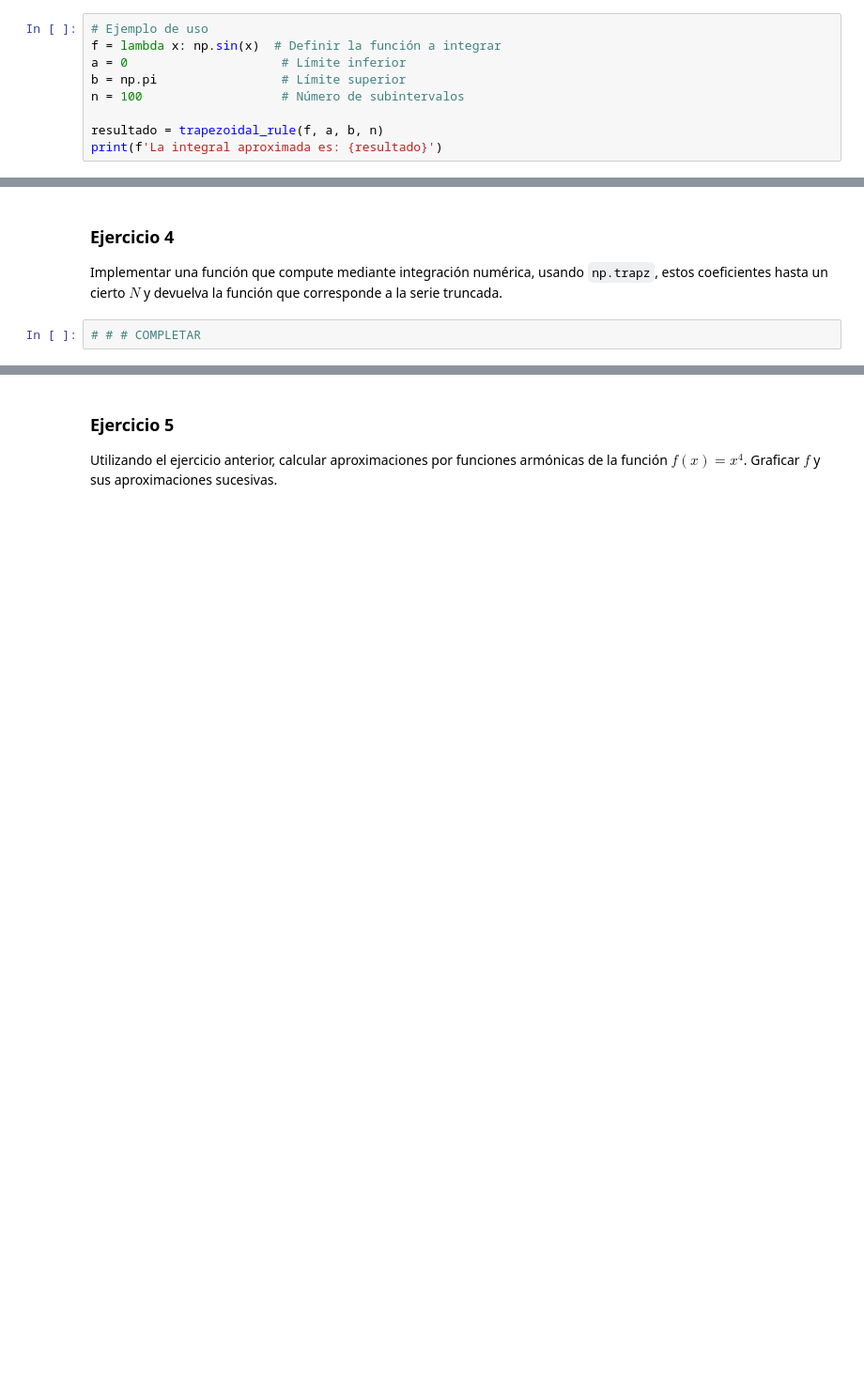
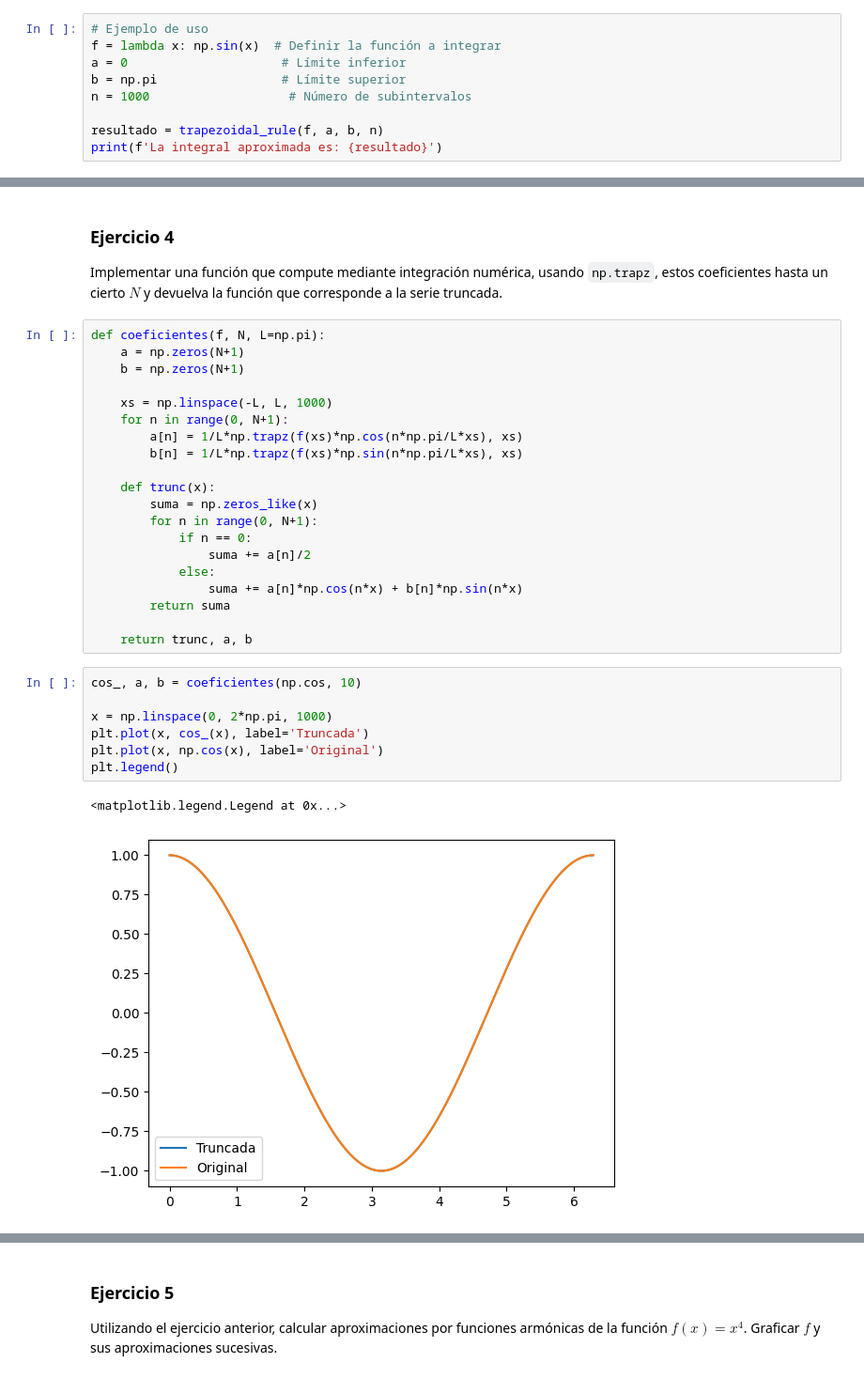
Before and after one commit to JoaquinPolonuer/modelado-continuo, a Jupyter notebook: Colabs/nb07_Fourier.ipynb, the cells around one changed output, grey strips where cells are left out. Shown at 94% size. Saved outputs shown, nothing was run; the diff lists cells and outputs as text; blank space fills up the shorter version.

```diff
--- a/Colabs/nb07_Fourier.ipynb
+++ b/Colabs/nb07_Fourier.ipynb
@@ -369,7 +410,7 @@ def trapezoidal_rule(f, a, b, n):
 f = lambda x: np.sin(x)  # Definir la función a integrar
 a = 0                     # Límite inferior
 b = np.pi                 # Límite superior
-n = 100                   # Número de subintervalos
+n = 1000                   # Número de subintervalos
 
 resultado = trapezoidal_rule(f, a, b, n)
 print(f'La integral aproximada es: {resultado}')
@@ -387,5 +430,33 @@ Esta función también está implementada en Numpy, usando `np.trapz`. Calcule l
 ### Ejercicio 4
 
 Implementar una función que compute mediante integración numérica, usando `np.trapz`, estos coeficientes hasta un cierto $N$ y devuelva la función que corresponde a la serie truncada.
-# %%
-# # # COMPLETAR
+# %%
+def coeficientes(f, N, L=np.pi):
+    a = np.zeros(N+1)
+    b = np.zeros(N+1)
+
+    xs = np.linspace(-L, L, 1000)
+    for n in range(0, N+1):
+        a[n] = 1/L*np.trapz(f(xs)*np.cos(n*np.pi/L*xs), xs)
+        b[n] = 1/L*np.trapz(f(xs)*np.sin(n*np.pi/L*xs), xs)
+
+    def trunc(x):
+        suma = np.zeros_like(x)
+        for n in range(0, N+1):
+            if n == 0:
+                suma += a[n]/2
+            else:
+                suma += a[n]*np.cos(n*x) + b[n]*np.sin(n*x)
+        return suma
+
+    return trunc, a, b
+# %%
+cos_, a, b = coeficientes(np.cos, 10)
+
+x = np.linspace(0, 2*np.pi, 1000)
+plt.plot(x, cos_(x), label='Truncada')
+plt.plot(x, np.cos(x), label='Original')
+plt.legend()
+# %% [output]
+<matplotlib.legend.Legend at 0x...>
+[figure, added]
```
Also changed, not shown: parts of 24 cells of this notebook, 1 other file.
